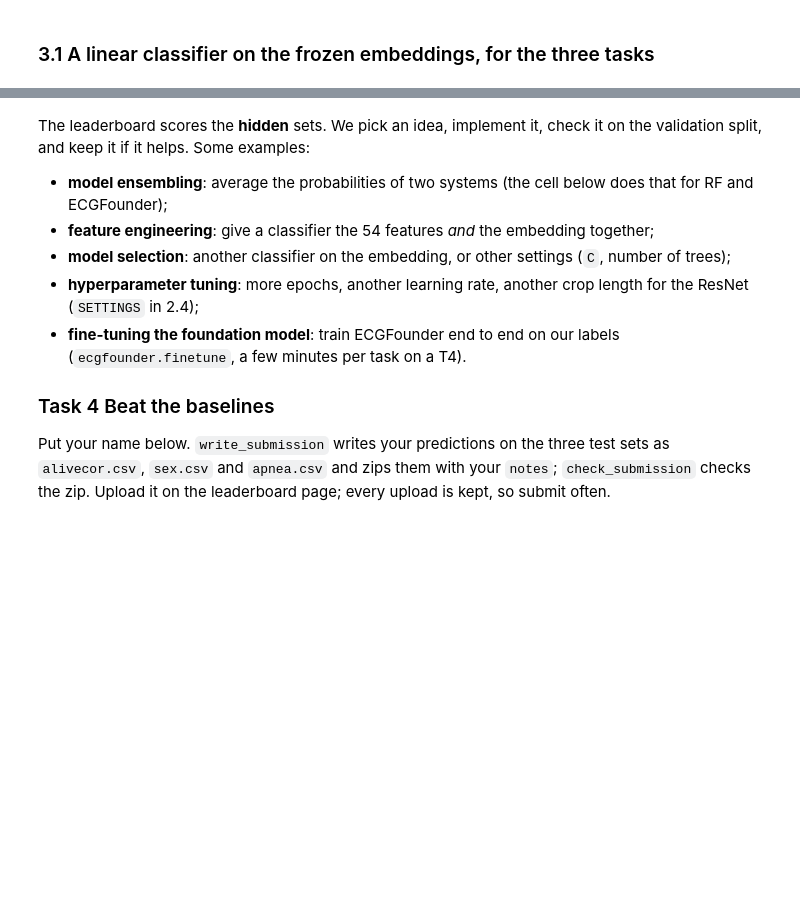
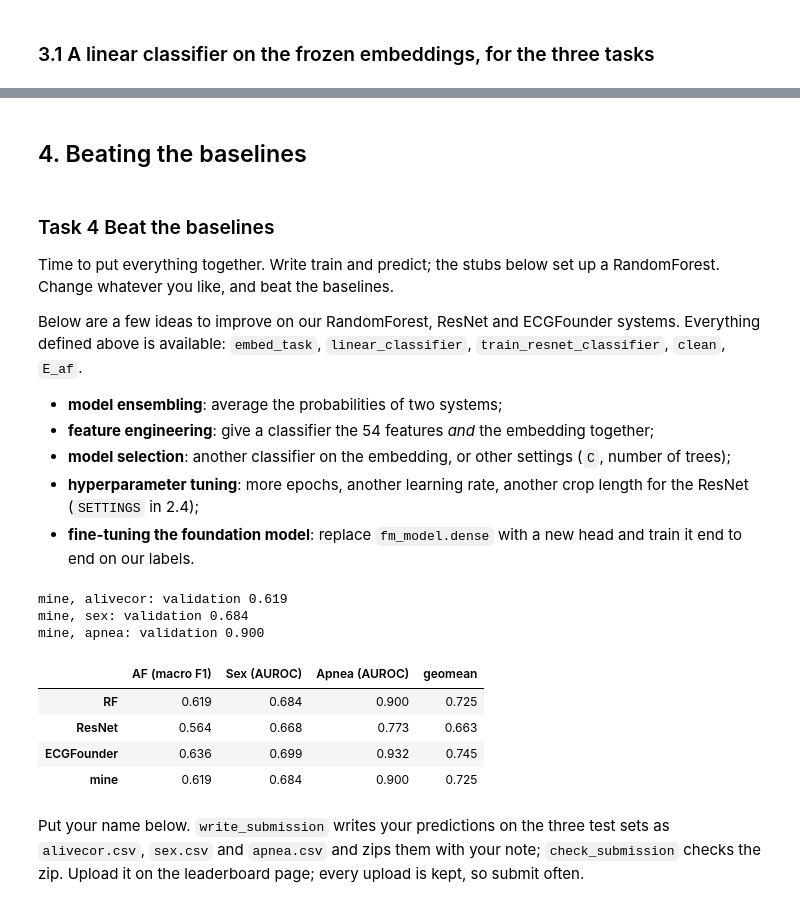
Before and after one commit to junjiechen-chris/CDT-ECG-Lab2, a Jupyter notebook: solution/lab2-end-to-end_solution.ipynb, the cells around one changed output, grey strips where cells are left out. Saved outputs shown, nothing was run; the diff lists cells and outputs as text; code cells hidden in the pictures; blank space fills up the shorter version.

Commit message:
Notebook: show embed, clean and the RF loop; tasks as steps with shapes; Task 4 train/predict skeleton; score table after each system; solution re-executed

```diff
--- a/solution/lab2-end-to-end_solution.ipynb
+++ b/solution/lab2-end-to-end_solution.ipynb
@@ -67,6 +68,6 @@ The leaderboard ranks a system by the **geometric mean** of its three hidden-set
 # %%
 from frontier_kit import CLASSES, alivecor_split, write_submission, check_submission
-from systems import Data, tasks, system_rf, clean, to_files
+from systems import Data, tasks, to_files
 
 D = Data('data')          # the recordings above, the four packs, and the AF split
 import frontier_kit; frontier_kit._cache.update(alivecor_hidden=D.hid, ptbxl_af=D.ptb, sex=D.sex, apnea=D.apn)   # load each pack once
@@ -76,14 +77,11 @@ for name, t in T.items():
           + ', '.join(f'{k} {len(v["raw"])}' for k, v in t['targets'].items()))
 
 def split_by_person(person, val_frac=0.25, seed=0):
-    """In: person, array (n,) of person ids, one per minute; val_frac, float; seed, int.
-    Out: (train, val), int index arrays. A random val_frac of the people goes to validation with all their minutes."""
     people = np.unique(person)
     val_people = np.random.default_rng(seed).choice(people, int(round(val_frac * len(people))), replace=False)
     return np.where(~np.isin(person, val_people))[0], np.where(np.isin(person, val_people))[0]
 
 def geomean(scores):
-    """In: scores, 3 floats (AF, sex, apnea). Out: float, their geometric mean."""
     return float(np.exp(np.mean(np.log(scores))))
 
 tr, va = split_by_person(D.apn['apnea_ecg_person'])
@@ -98,0 +97,23 @@ preds['RF'], val['RF'] = system_rf(D)
+# %%
+from sklearn.ensemble import RandomForestClassifier
+from sklearn.preprocessing import StandardScaler
+from systems import macro_f1, auroc
+import pandas as pd
+
+score = {'alivecor': macro_f1, 'sex': auroc, 'apnea': auroc}
+val, preds = {}, {}
+
+def score_table():
+    table = pd.DataFrame(val).T[['alivecor', 'sex', 'apnea']].rename(columns={'alivecor': 'AF (macro F1)', 'sex': 'Sex (AUROC)', 'apnea': 'Apnea (AUROC)'})
+    table['geomean'] = [geomean(row) for row in table.values]
+    return table.round(3)
+
+val['RF'], preds['RF'] = {}, {}
+for name, t in T.items():
+    scaler = StandardScaler().fit(t['F'][t['tr']])
+    model = RandomForestClassifier(n_estimators=100, random_state=42, n_jobs=-1).fit(scaler.transform(t['F'][t['tr']]), t['y'][t['tr']])
+    val['RF'][name] = score[name](t['y'][t['va']], model.predict_proba(scaler.transform(t['F'][t['va']])))
+    print(f"RF, {name}: validation {val['RF'][name]:.3f}")
+    for file, target in t['targets'].items():
+        preds['RF'][file] = model.predict_proba(scaler.transform(target['F']))
+score_table()
@@ -347,12 +431,51 @@ table.round(3)
+# %% [markdown]
+## 4. Beating the baselines
 # %% [markdown]
-The leaderboard scores the **hidden** sets. We pick an idea, implement it, check it on the validation split, and keep it if it helps. Some examples:
-- **model ensembling**: average the probabilities of two systems (the cell below does that for RF and ECGFounder);
+### Task 4 Beat the baselines
+
+Time to put everything together. Write train and predict; the stubs below set up a RandomForest. Change whatever you like, and beat the baselines.
+
+Below are a few ideas to improve on our RandomForest, ResNet and ECGFounder systems. Everything defined above is available: `embed_task`, `linear_classifier`, `train_resnet_classifier`, `clean`, `E_af`.
+- **model ensembling**: average the probabilities of two systems;
 - **feature engineering**: give a classifier the 54 features *and* the embedding together;
 - **model selection**: another classifier on the embedding, or other settings (`C`, number of trees);
 - **hyperparameter tuning**: more epochs, another learning rate, another crop length for the ResNet (`SETTINGS` in 2.4);
-- **fine-tuning the foundation model**: train ECGFounder end to end on our labels (`ecgfounder.finetune`, a few minutes per task on a T4).
-
-### Task 4 Beat the baselines
-Put your name below. `write_submission` writes your predictions on the three test sets as `alivecor.csv`, `sex.csv` and `apnea.csv` and zips them with your `notes`; `check_submission` checks the zip. Upload it on the leaderboard page; every upload is kept, so submit often.
+- **fine-tuning the foundation model**: replace `fm_model.dense` with a new head and train it end to end on our labels.
+# %%
+def train(X_train, y_train):
+    """In: X_train (n_train, d); y_train (n_train,). Out: whatever predict needs."""
+    # YOUR CODE
+    scaler = StandardScaler().fit(X_train)
+    model = RandomForestClassifier(n_estimators=100, random_state=42, n_jobs=-1).fit(scaler.transform(X_train), y_train)
+    return scaler, model
+
+def predict(scaler, model, X_eval):
+    """In: X_eval (n_eval, d). Out: float array (n_eval, n_classes), class probabilities."""
+    # YOUR CODE
+    return model.predict_proba(scaler.transform(X_eval))
+
+val['mine'], test_predictions = {}, {}
+for name in ['alivecor', 'sex', 'apnea']:
+    t = T[name]
+    X, y = t['F'], t['y']
+    scaler, model = train(X[t['tr']], y[t['tr']])
+    val['mine'][name] = score[name](y[t['va']], predict(scaler, model, X[t['va']]))
+    print(f"mine, {name}: validation {val['mine'][name]:.3f}")
+    for file, target in t['targets'].items():
+        test_predictions[file] = predict(scaler, model, target['F'])
+# %% [output]
+mine, alivecor: validation 0.619
+mine, sex: validation 0.684
+mine, apnea: validation 0.900
+# %%
+score_table()
+# %% [output]
+|  | AF (macro F1) | Sex (AUROC) | Apnea (AUROC) | geomean |
+| RF | 0.619 | 0.684 | 0.900 | 0.725 |
+| ResNet | 0.564 | 0.668 | 0.773 | 0.663 |
+| ECGFounder | 0.636 | 0.699 | 0.932 | 0.745 |
+| mine | 0.619 | 0.684 | 0.900 | 0.725 |
+# %% [markdown]
+Put your name below. `write_submission` writes your predictions on the three test sets as `alivecor.csv`, `sex.csv` and `apnea.csv` and zips them with your note; `check_submission` checks the zip. Upload it on the leaderboard page; every upload is kept, so submit often.
 # %%
 TEAM = '<YOUR NAME>'   # appears on the leaderboard
```
Also changed, not shown: parts of 53 cells of this notebook, 1 other file.
